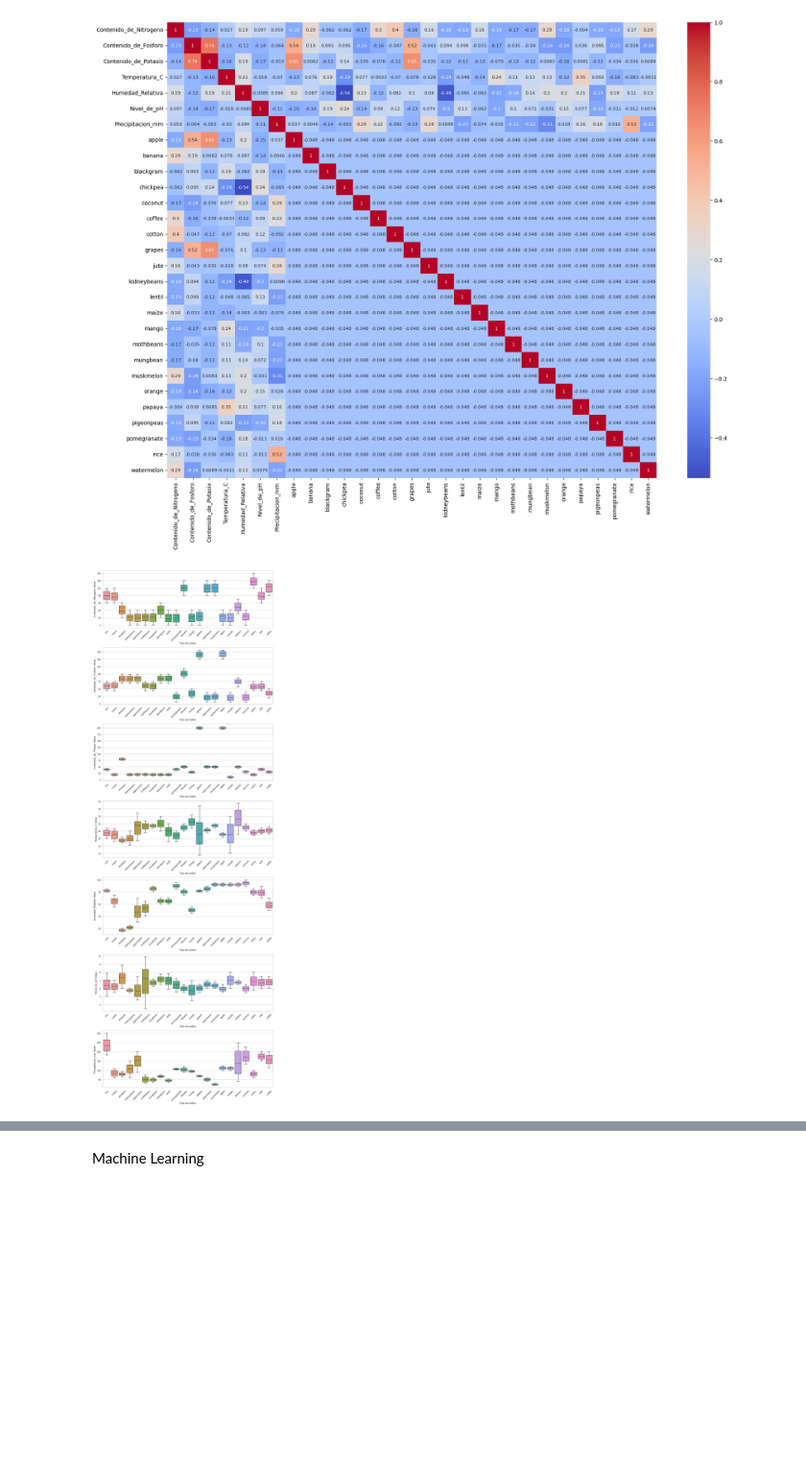
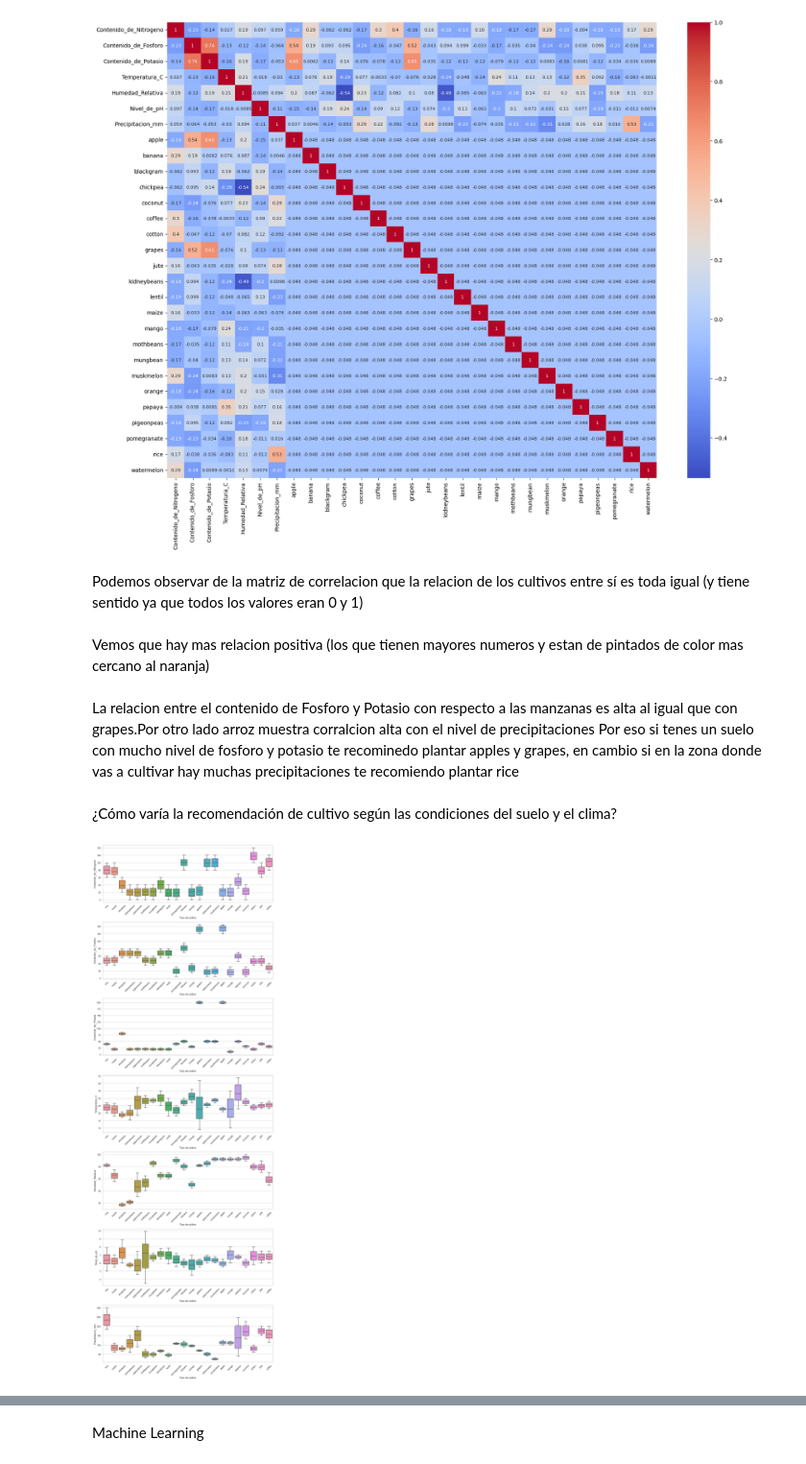
Before and after one commit to Chiaraaorlando/Clasificacion, a Jupyter notebook: Clasificacion_nb.ipynb, the cells around one changed output, grey strips where cells are left out. Shown at 96% size. Saved outputs shown, nothing was run; the diff lists cells and outputs as text; code cells hidden in the pictures; blank space fills up the shorter version.

```diff
--- a/Clasificacion_nb.ipynb
+++ b/Clasificacion_nb.ipynb
@@ -182,17 +202,27 @@ sns.heatmap(cultivos2.corr(),cmap = 'coolwarm',annot = True,annot_kws= {"size":8
 # %% [output]
 <Axes: >
 [figure]
+# %% [markdown]
+Podemos observar de la matriz de correlacion que la relacion de los cultivos entre sí es toda igual (y tiene sentido ya que todos los valores eran 0 y 1)
+# %% [markdown]
+Vemos que hay mas relacion positiva (los que tienen mayores numeros y estan de pintados de color mas cercano al naranja)
+# %% [markdown]
+La relacion entre el contenido de Fosforo y Potasio con respecto a las manzanas es alta al igual que con grapes.Por otro lado arroz muestra corralcion alta con el nivel de precipitaciones
+Por eso si tenes un suelo con mucho nivel de fosforo y potasio te recominedo plantar apples y grapes, en cambio si en la zona donde vas a cultivar hay muchas precipitaciones te recomiendo plantar rice
+# %% [markdown]
+¿Cómo varía la recomendación de cultivo según las condiciones del
+suelo y el clima?
 # %%
 sns.set(style='whitegrid')
 columns_to_plot= ['Contenido_de_Nitrogeno','Contenido_de_Fosforo','Contenido_de_Potasio','Temperatura_C','Humedad_Relativa','Nivel_de_pH','Precipitacion_mm']
 fig,axes = plt.subplots(len(columns_to_plot),1,figsize=(12,5*len(columns_to_plot)))
 
 for i,column in enumerate(columns_to_plot):
     sns.boxplot(data=df, x='Tipo_de_Cultivo',y=column, ax=axes[i])
-    axes[i].set_ylabel(f'{column} Value')
+    axes[i].set_ylabel(f'{column}')
     axes[i].set_xlabel('Tipo de cultivo')
     axes[i].tick_params(axis='x', rotation=45)
 plt.tight_layout() #para que no se pisen los graficos
 plt.show()
 # %% [output]
-[figure, old version]
+[figure, new version]
```
Also changed, not shown: parts of 24 cells of this notebook.
